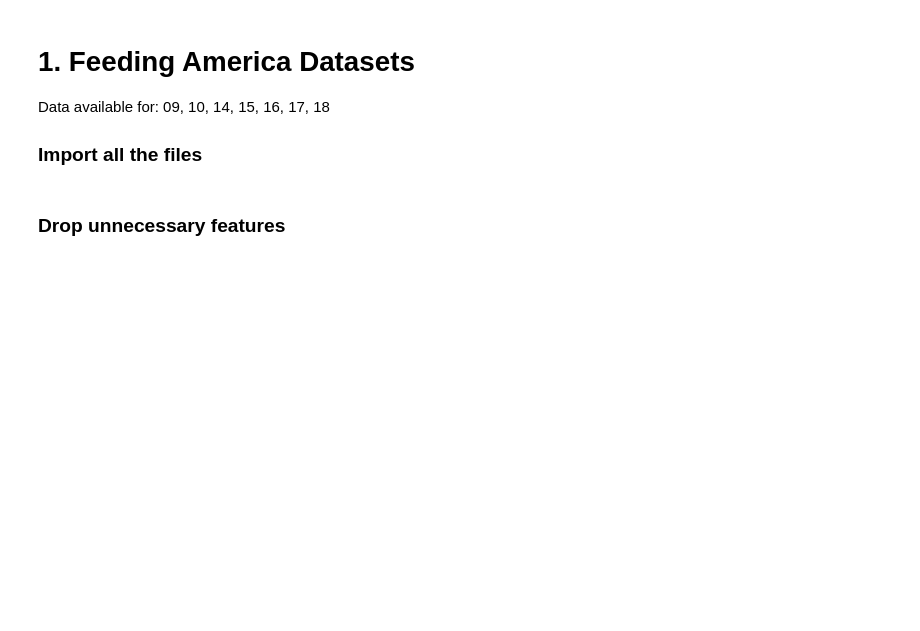
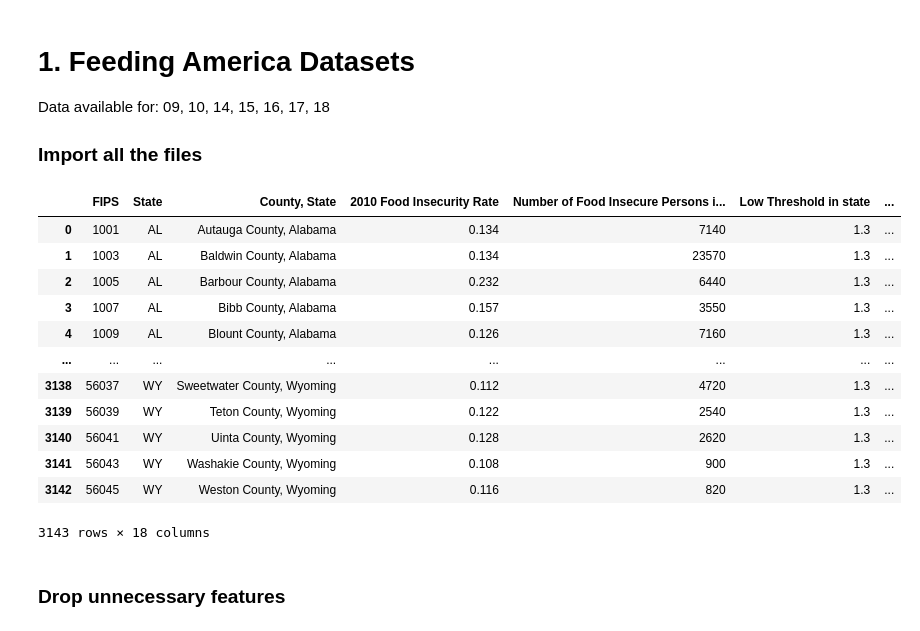
Before and after one commit to khyateed/projecting-food-insecurity, a Jupyter notebook: notebooks/cleaning.ipynb, the cells around one changed output. Drawn from its saved outputs; the diff is of its cells as text; code cells hidden in the pictures; blank space fills up the shorter version.

```diff
--- a/notebooks/cleaning.ipynb
+++ b/notebooks/cleaning.ipynb
@@ -35,4 +35,20 @@ directory = "../datasets/feeding_america/"
 # df_FAprojection_20 = pd.read_excel(directory+'projection_10.2020.xlsx')
+# %%
+df_FA_10
+# %% [output]
+|  | FIPS | State | County, State | 2010 Food Insecurity Rate | Number of Food Insecure Persons i... | Low Threshold in state | ... |
+| 0 | 1001 | AL | Autauga County, Alabama | 0.134 | 7140 | 1.3 | ... |
+| 1 | 1003 | AL | Baldwin County, Alabama | 0.134 | 23570 | 1.3 | ... |
+| 2 | 1005 | AL | Barbour County, Alabama | 0.232 | 6440 | 1.3 | ... |
+| 3 | 1007 | AL | Bibb County, Alabama | 0.157 | 3550 | 1.3 | ... |
+| 4 | 1009 | AL | Blount County, Alabama | 0.126 | 7160 | 1.3 | ... |
+| ... | ... | ... | ... | ... | ... | ... | ... |
+| 3138 | 56037 | WY | Sweetwater County, Wyoming | 0.112 | 4720 | 1.3 | ... |
+| 3139 | 56039 | WY | Teton County, Wyoming | 0.122 | 2540 | 1.3 | ... |
+| 3140 | 56041 | WY | Uinta County, Wyoming | 0.128 | 2620 | 1.3 | ... |
+| 3141 | 56043 | WY | Washakie County, Wyoming | 0.108 | 900 | 1.3 | ... |
+| 3142 | 56045 | WY | Weston County, Wyoming | 0.116 | 820 | 1.3 | ... |
+3143 rows × 18 columns
 # %% [markdown]
 ### Drop unnecessary features
 # %%
```
Also changed, not shown: parts of 9 cells of this notebook, 1 other file.
